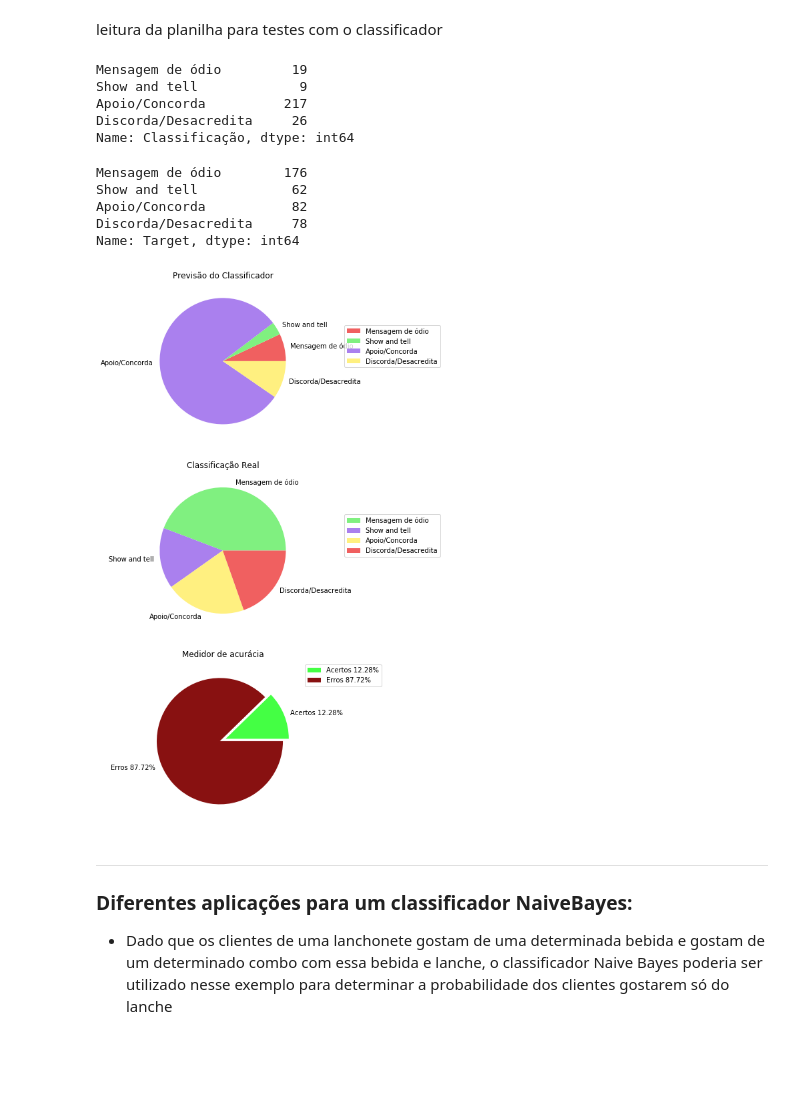
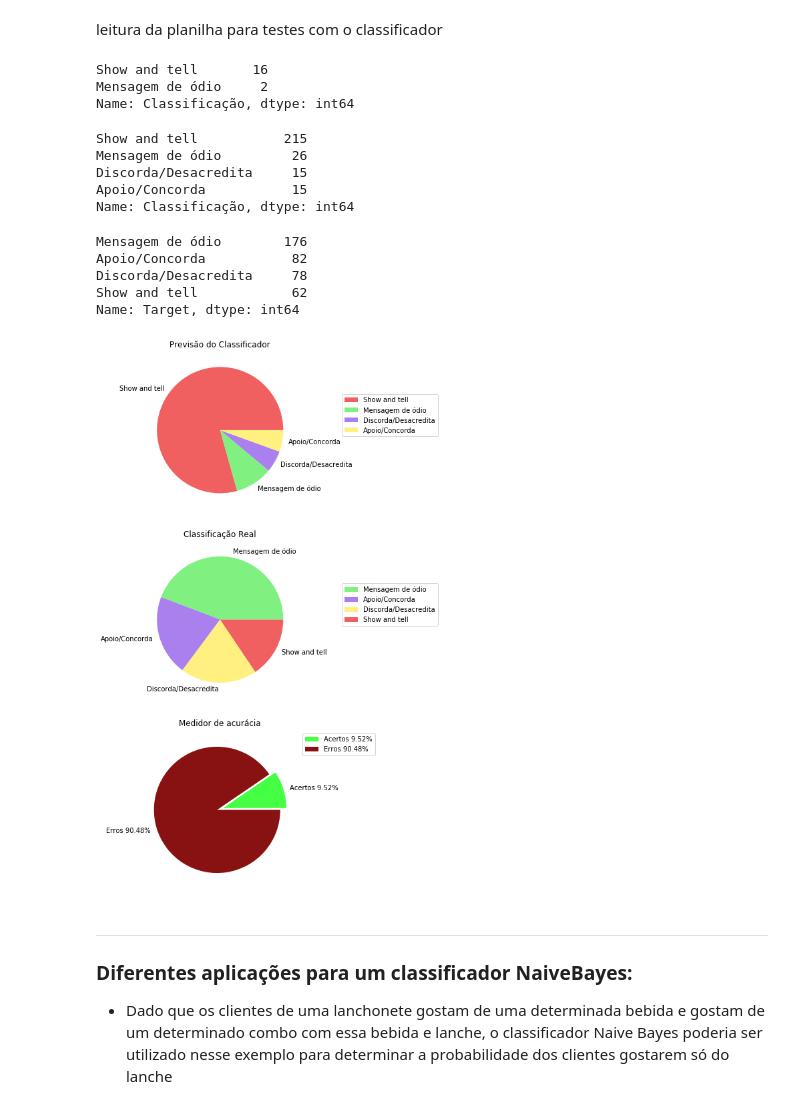
Before and after one commit to VonIgnia/CD2020-Projeto1, a Jupyter notebook: Projeto1_Classificador_layout_final.ipynb, the cells around one changed output. Saved outputs shown, nothing was run; the diff lists cells and outputs as text; code cells hidden in the pictures; blank space fills up the shorter version.

Commit message:
Debugging - Hipótese de erro estabelecida

```diff
--- a/Projeto1_Classificador_layout_final.ipynb
+++ b/Projeto1_Classificador_layout_final.ipynb
@@ -108,7 +108,7 @@ def Elimina_por_nível_de_relevância(train,Elimina):
 #A função calcula as frequências relativas de cada categoria
 def Calcula_frequencias_relativas(train,relative):
 #Calcula as frequências relativas de cada categoria dentre o que foi considerado Relevante
-    probs = train["Opinião Pública"].value_counts(relative,sort=False)
+    probs = train["Opinião Pública"].value_counts(relative)
     return probs
 # %%
 #lista de categorias a serem eliminadas
@@ -281,3 +321,18 @@ lista_tweets = list(test.index)
+# %%
+#Célula de debugging
+#Se o resultado da classificação está variando o resultado para frases extraídas também /n
+#teria a tendencia de variar
+
+frases_extraídas = pd.read_excel("@oatila1.xlsx",sheet_name = 'Teste', index = False).set_index("Teste").head(20)
+frases_extraídas = frases_extraídas.drop(columns=["Target"])
+tweets_debug = list(frases_extraídas.index)
+for tweet in tweets_debug:
+    frases_extraídas.loc[tweet,"Classificação"] = classificador_de_palavras_multinomial_naive_bayes(tweet)
+frases_extraídas.Classificação.value_counts()
+# %% [output]
+Show and tell       16
+Mensagem de ódio     2
+Name: Classificação, dtype: int64
 # %%
 for tweet in lista_tweets:
     test.loc[tweet,"Classificação"] = classificador_de_palavras_multinomial_naive_bayes(tweet)
@@ -299,51 +354,51 @@ for i in range(len(test)):
             acertos+=1
 erros = len(test) - acertos
 # %%
-test.Classificação.value_counts(sort=False)
+test.Classificação.value_counts()
 # %% [output]
-Mensagem de ódio         19
-Show and tell             9
-Apoio/Concorda          217
-Discorda/Desacredita     26
+Show and tell           215
+Mensagem de ódio         26
+Discorda/Desacredita     15
+Apoio/Concorda           15
 Name: Classificação, dtype: int64
 # %%
-target.value_counts(sort=False)
+target.value_counts()
 # %% [output]
 Mensagem de ódio        176
-Show and tell            62
 Apoio/Concorda           82
 Discorda/Desacredita     78
+Show and tell            62
 Name: Target, dtype: int64
 # %%
 plt.figure(figsize=(60,20))
 
 plt.subplot(4, 1, 1)
 plt.title("Previsão do Classificador")
-plt.pie(test.Classificação.value_counts(sort=False),
-    labels=test.Classificação.value_counts(sort=False).index,
+plt.pie(test.Classificação.value_counts(),
+    labels=test.Classificação.value_counts().index,
     colors=["#F06060","#80F080","#AA80EE","#FFF080"]);
 plt.legend(bbox_to_anchor=(1.25, 0.75,0.25,0))
 #---------------------------
 
 plt.subplot(4, 1, 2)
 plt.title("Classificação Real")
-plt.pie(target.value_counts(sort=False),
-    labels=target.value_counts(sort=False).index,
+plt.pie(target.value_counts(),
+    labels=target.value_counts().index,
     colors=["#80F080","#AA80EE","#FFF080","#F06060"]);
 plt.legend(bbox_to_anchor=(1.25, 0.75,0.25,0))
 #---------------------------
 
 plt.subplot(4, 1, 3)
 plt.title("Medidor de acurácia")
 plt.pie([acertos,erros],
     explode=(0.05,0.05),
     labels=['Acertos {0:.2f}%'.format(acertos*100/len(test)) ,'Erros {0:.2f}%'.format(erros*100/len(test))],
     colors=["#44FF44","#881111"]);
 plt.legend(bbox_to_anchor=(1, 1,0.25,0))
 
 plt.show()
 # %% [output]
-[figure, old version]
+[figure, new version]
 # %% [markdown]
 ___
 ### Diferentes aplicações para um classificador NaiveBayes:
```
Also changed, not shown: parts of 7 cells of this notebook.
